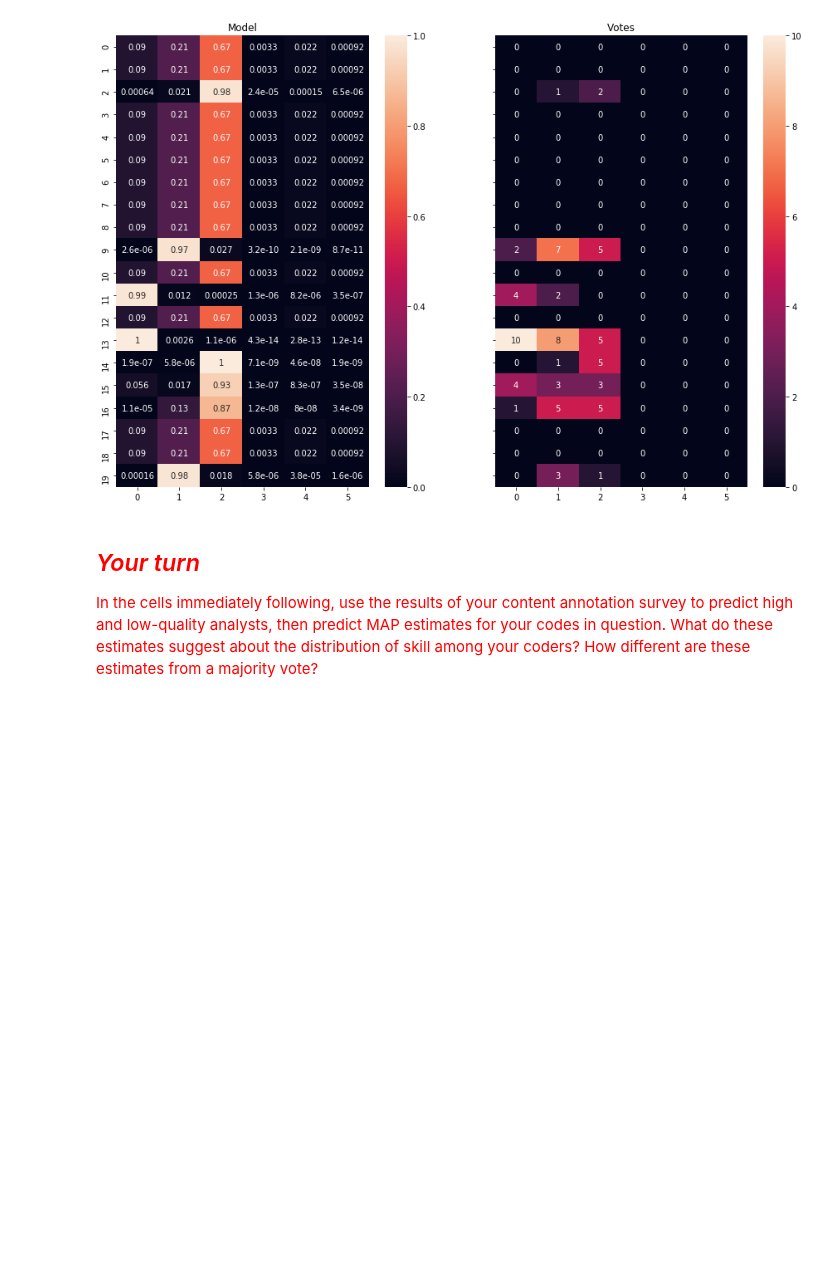
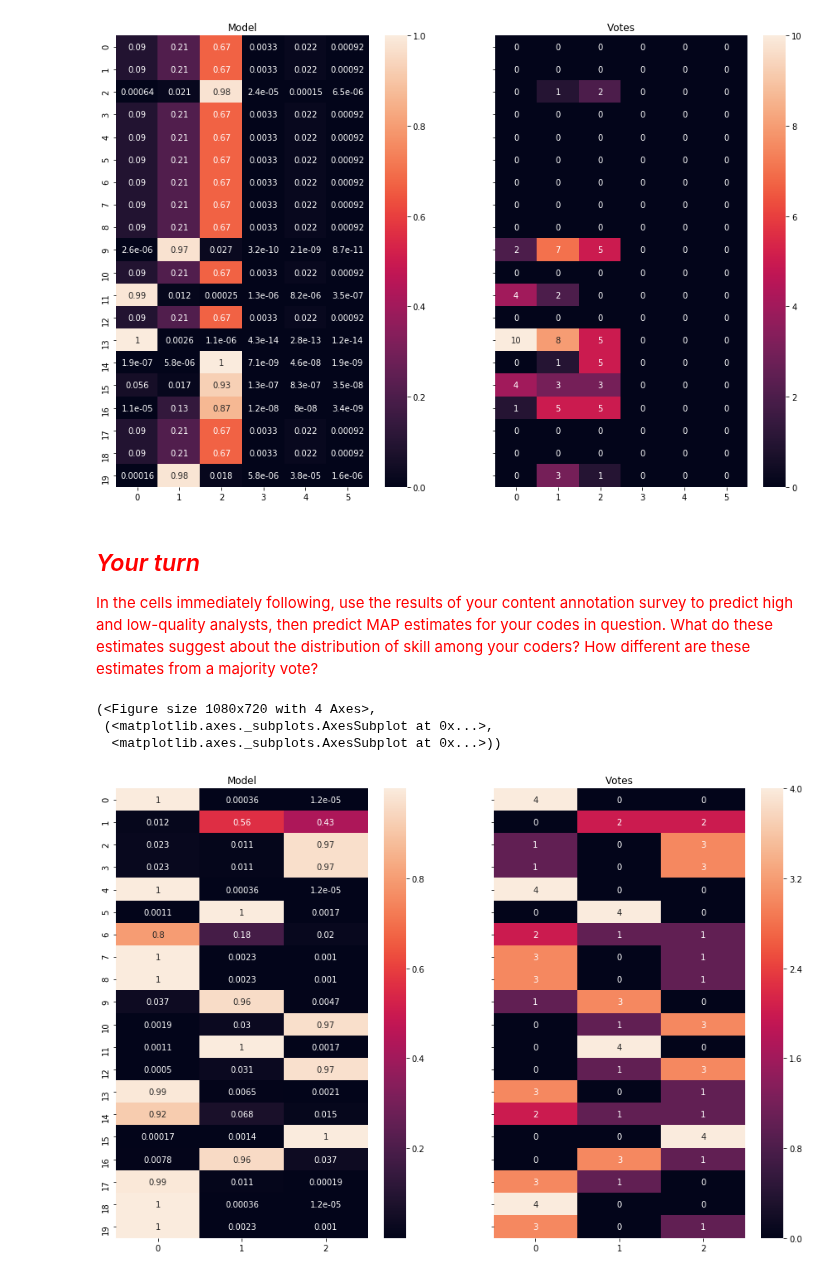
Before and after one commit to katykoenig/Content-Analysis-2020, a Jupyter notebook: week-2/2-Reliability.ipynb, the cells around one changed output. Drawn from its saved outputs; the diff is of its cells as text; code cells hidden in the pictures; blank space fills up the shorter version.

Commit message:
ran models

```diff
--- a/week-2/2-Reliability.ipynb
+++ b/week-2/2-Reliability.ipynb
@@ -1075,3 +1081,14 @@ makeQuestionComparison(model_hot, anno_hot)
 ## <span style="color:red">*Your turn*</span>
 
 <span style="color:red">In the cells immediately following, use the results of your content annotation survey to predict high and low-quality analysts, then predict MAP estimates for your codes in question. What do these estimates suggest about the distribution of skill among your coders? How different are these estimates from a majority vote?
+# %%
+# create a new instance of model B
+model = ModelB.create_initial_state(3,4)
+model.map(tal_anno.annotations)
+posterior = model.infer_labels(tal_anno.annotations)
+makeQuestionComparison(model, tal_anno)
+# %% [output]
+(<Figure size 1080x720 with 4 Axes>,
+ (<matplotlib.axes._subplots.AxesSubplot at 0x...>,
+  <matplotlib.axes._subplots.AxesSubplot at 0x...>))
+[figure, added]
```
Also changed, not shown: parts of 3 cells of this notebook.
